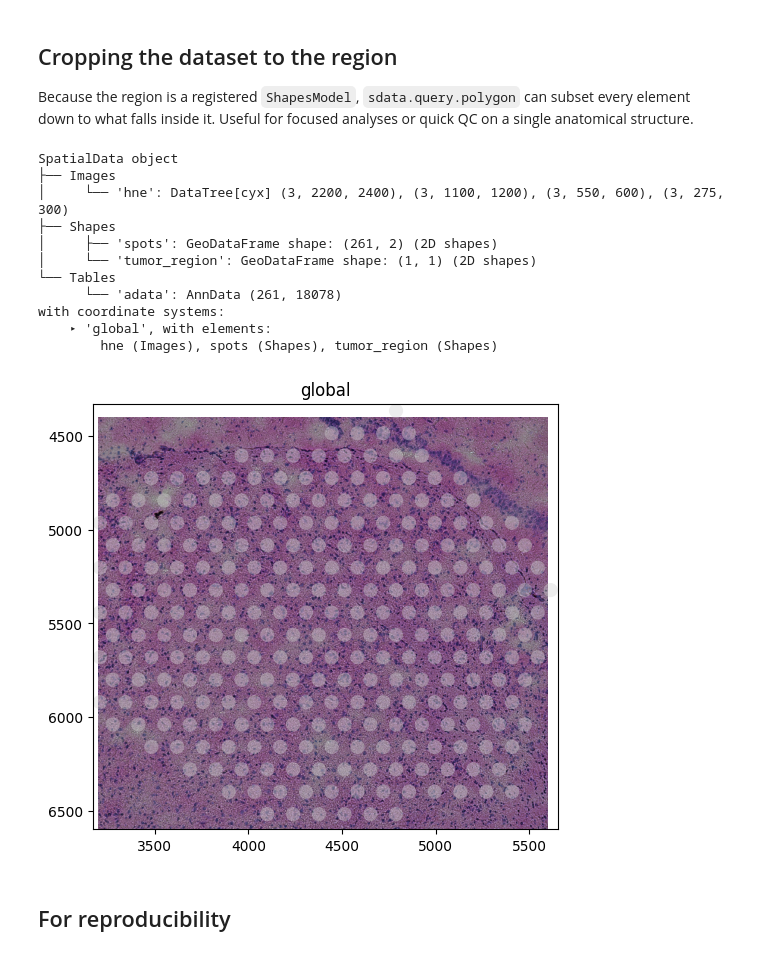
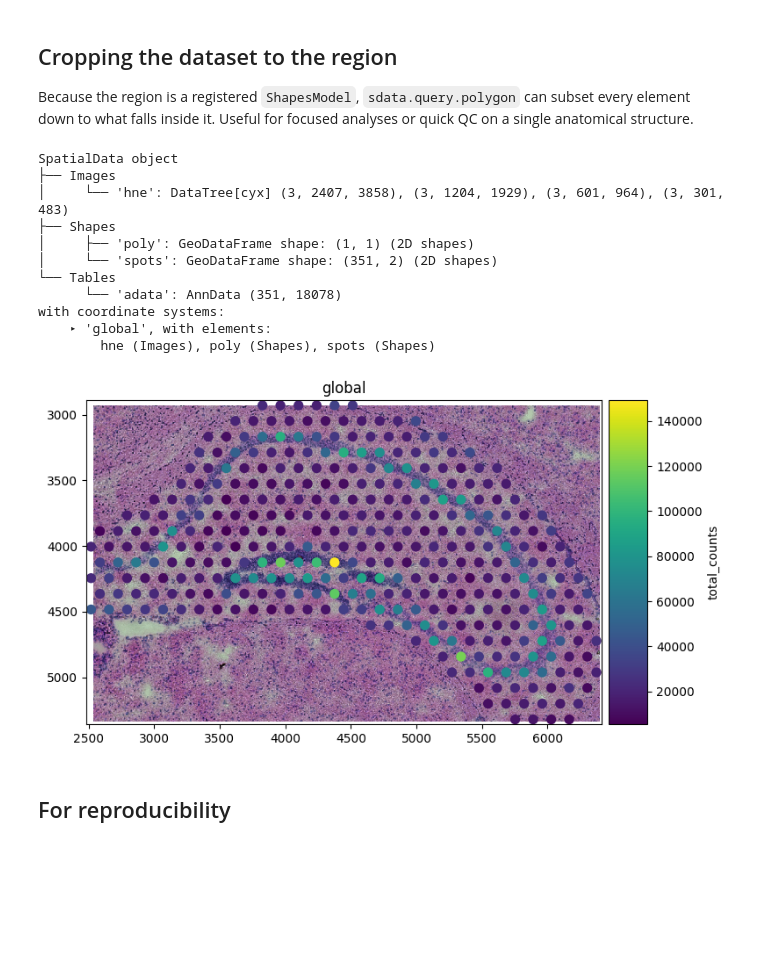
Before and after one commit to scverse/spatialdata-plot-tutorials, a Jupyter notebook: examples/interactive_annotate.ipynb, the cells around one changed output. Drawn from its saved outputs; the diff is of its cells as text; code cells hidden in the pictures; blank space fills up the shorter version.

```diff
--- a/examples/interactive_annotate.ipynb
+++ b/examples/interactive_annotate.ipynb
@@ -79,25 +75,40 @@ When you click **Save** the shapes on the canvas are committed to `sdata.shapes[
 To keep the rest of this notebook reproducible without a live kernel, the next cell manually creates a similar `ShapesModel` the widget would have written if you'd drawn a polygon around the hippocampus and clicked Save with the name `'tumor_region'`. After this cell, downstream code is identical regardless of whether you ran the widget or this simulated commit.
 # %%
 # Pretend the user drew this polygon in the widget and clicked Save with
-# name="tumor_region". Coordinates are in the 'global' coordinate system
+# name="poly". Coordinates are in the 'global' coordinate system
 # of the visium_hne_sdata dataset.
 hippocampus_polygon = Polygon(
     [
-        (3200, 4800),
-        (4800, 4400),
-        (5600, 5200),
-        (5400, 6400),
-        (4200, 6600),
-        (3200, 6000),
+        (2540, 3946),
+        (3105, 3597),
+        (3387, 3149),
+        (3750, 2953),
+        (4449, 2939),
+        (5054, 3065),
+        (5511, 3317),
+        (6008, 3835),
+        (6223, 4198),
+        (6398, 4688),
+        (6344, 5052),
+        (6115, 5346),
+        (5712, 5304),
+        (5242, 4926),
+        (4919, 4688),
+        (4449, 4534),
+        (3777, 4548),
+        (3333, 4548),
+        (2876, 4520),
+        (2540, 4478),
+        (2540, 3946)
     ]
 )
 
 import geopandas as gpd
 
-sdata.shapes["tumor_region"] = ShapesModel.parse(
+sdata.shapes["poly"] = ShapesModel.parse(
     gpd.GeoDataFrame({"geometry": [hippocampus_polygon]}),
     transformations={"global": Identity()},
 )
-sdata.shapes["tumor_region"]
+sdata.shapes["poly"]
 # %% [output]
 |  | geometry |
@@ -122,31 +133,31 @@ Because the region is a registered `ShapesModel`, `sdata.query.polygon` can subs
 # %%
 subset = sd.polygon_query(
     sdata,
-    sdata["tumor_region"].geometry.iloc[0],
+    sdata["poly"].geometry.iloc[0],
     target_coordinate_system="global",
 )
 subset
 # %% [output]
 SpatialData object
 ├── Images
-│     └── 'hne': DataTree[cyx] (3, 2200, 2400), (3, 1100, 1200), (3, 550, 600), (3, 275, 300)
+│     └── 'hne': DataTree[cyx] (3, 2407, 3858), (3, 1204, 1929), (3, 601, 964), (3, 301, 483)
 ├── Shapes
-│     ├── 'spots': GeoDataFrame shape: (261, 2) (2D shapes)
-│     └── 'tumor_region': GeoDataFrame shape: (1, 1) (2D shapes)
+│     ├── 'poly': GeoDataFrame shape: (1, 1) (2D shapes)
+│     └── 'spots': GeoDataFrame shape: (351, 2) (2D shapes)
 └── Tables
-      └── 'adata': AnnData (261, 18078)
+      └── 'adata': AnnData (351, 18078)
 with coordinate systems:
     ▸ 'global', with elements:
-        hne (Images), spots (Shapes), tumor_region (Shapes)
+        hne (Images), poly (Shapes), spots (Shapes)
 # %%
 (
     subset
     .pl.render_images("hne")
-    .pl.render_shapes("spots", fill_alpha=0.4)
+    .pl.render_shapes("spots", color="total_counts")
     .pl.show()
 )
 # %% [output]
-[figure, old version]
+[figure, new version]
 # %% [markdown]
 ## For reproducibility
 # %%
```
Also changed, not shown: parts of 7 cells of this notebook.
